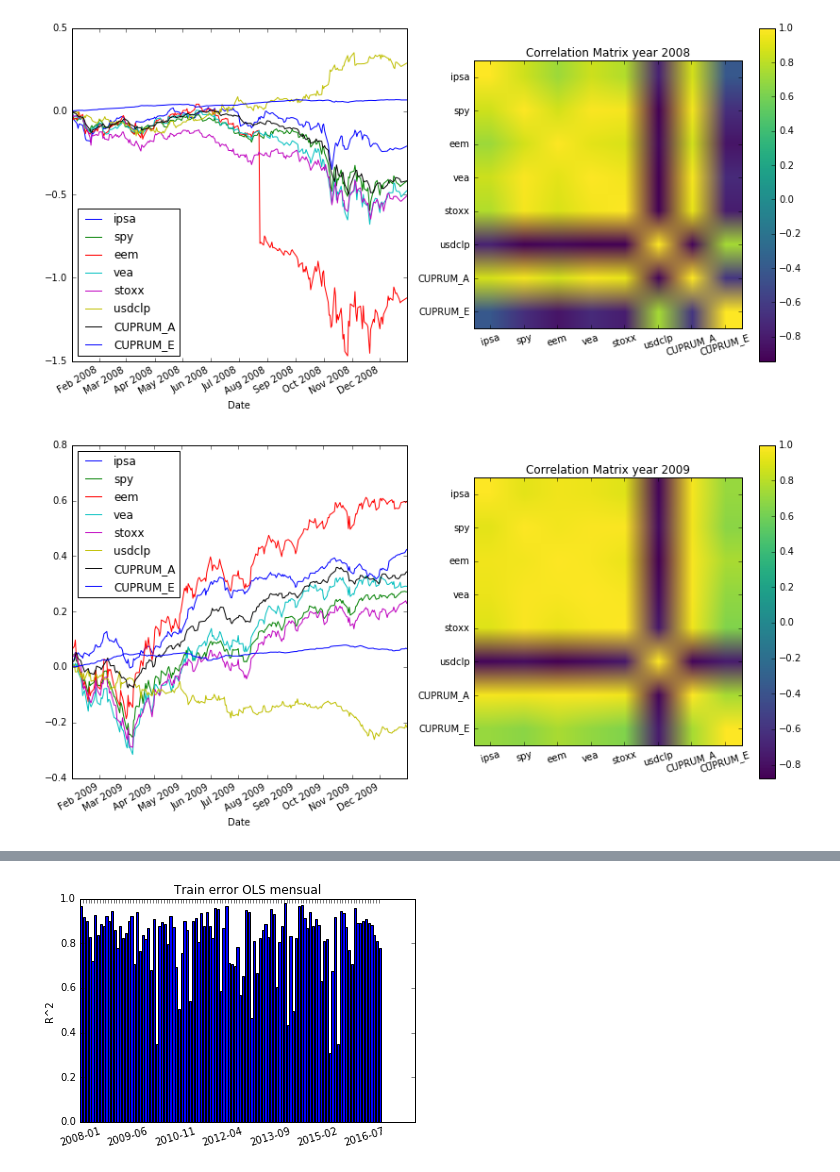
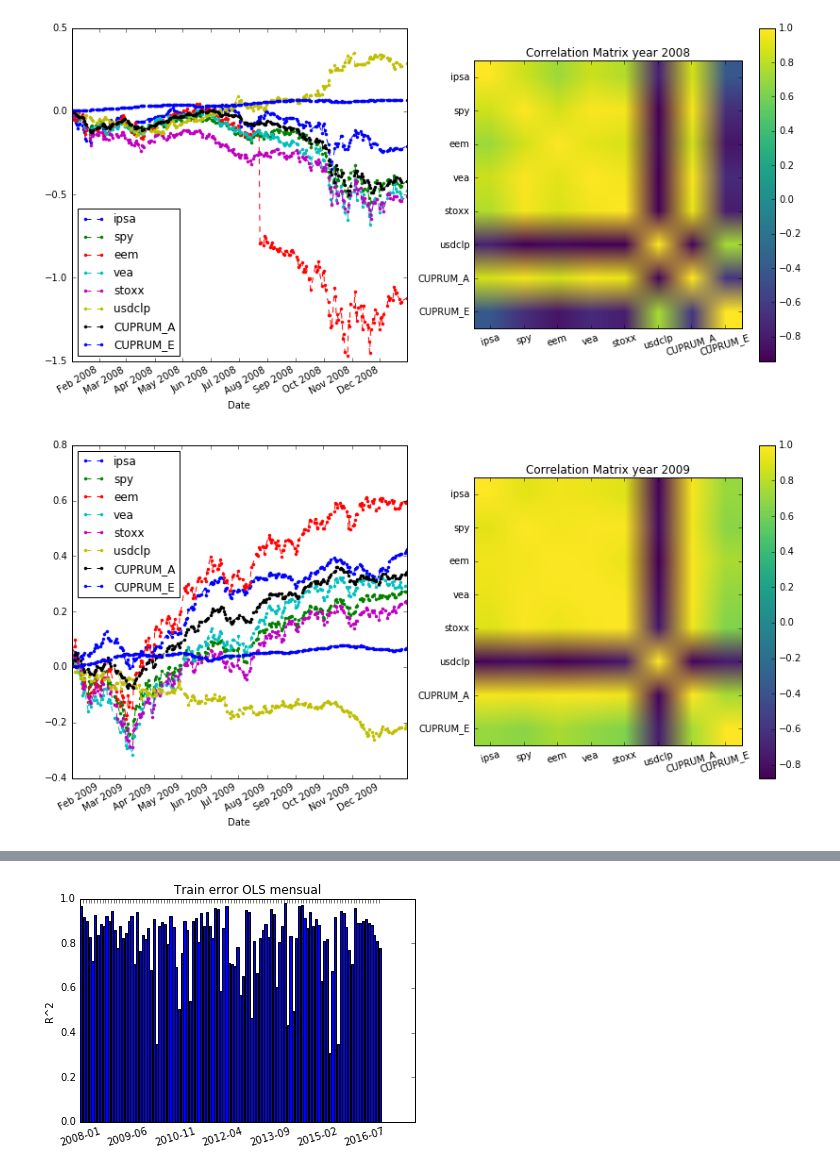
Before and after one commit to jrovegno/afp_ols, a Jupyter notebook: linear_model.ipynb, the cells around one changed output, grey strips where cells are left out. Cells and saved outputs as stored; diff of their text form; code cells hidden in the pictures.

```diff
--- a/linear_model.ipynb
+++ b/linear_model.ipynb
@@ -7,7 +7,7 @@
 for yr in range(df_pct.index[0].year,df_pct.index[-1].year+1,1):
     fig = plt.figure(figsize=(14, 7))
     ax = fig.add_subplot(121)
-    df_pct[str(yr)].cumsum().plot(ax=ax)
+    df_pct[str(yr)].cumsum().plot(ax=ax, style='.--')
     fig.add_subplot(122)
     plt.imshow(df_pct[str(yr)].cumsum().corr(), cmap='viridis')
     plt.colorbar()
@@ -21,2 +21,2 @@ for yr in range(df_pct.index[0].year,df_pct.index[-1].year+1,1):
-[figure, old version]
+[figure, new version]
-[figure, old version]
+[figure, new version]
```
Also changed, not shown: parts of 1 cell of this notebook.
